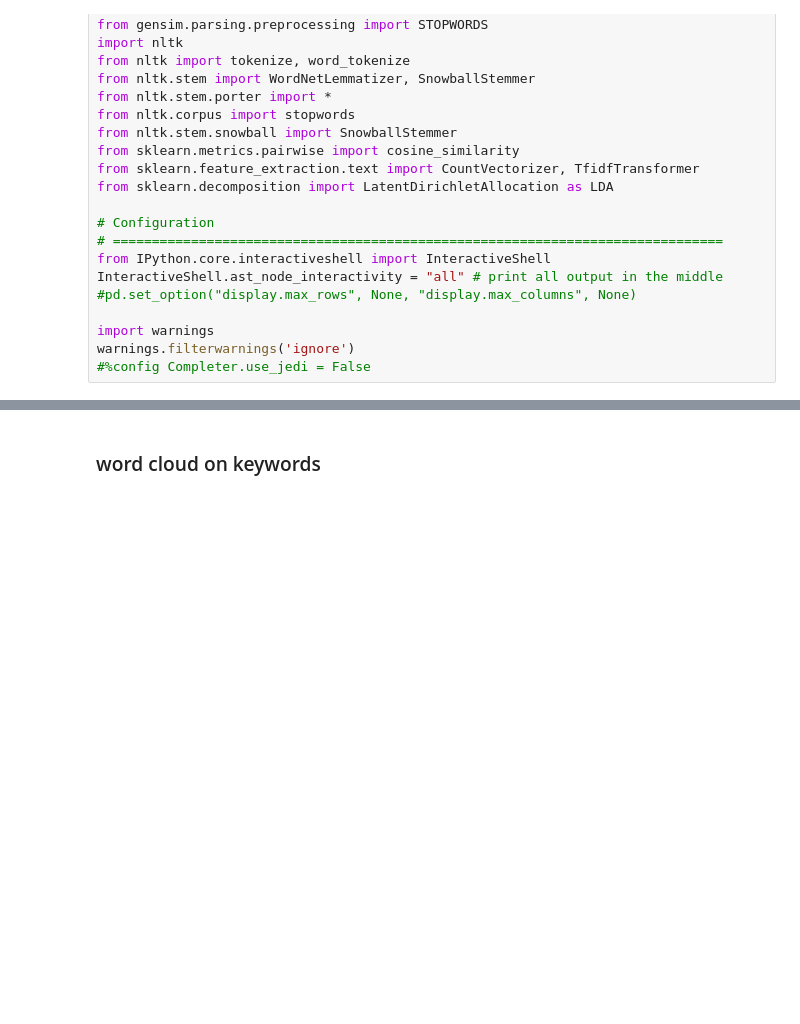
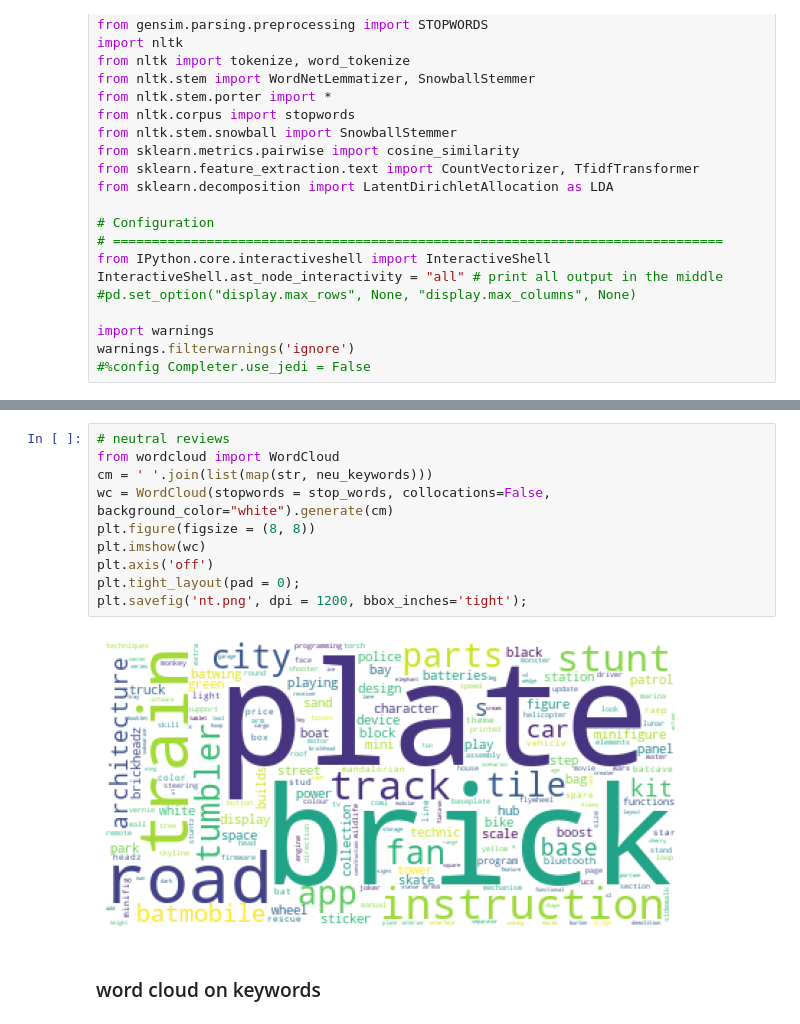
Before and after one commit to gabriellajg/Graph, a Jupyter notebook: dashboard_streamlit/Lego_Dashboard.ipynb, the cells around one changed output, grey strips where cells are left out. Cells and saved outputs as stored; diff of their text form; blank space fills up the shorter version.

```diff
--- a/dashboard_streamlit/Lego_Dashboard.ipynb
+++ b/dashboard_streamlit/Lego_Dashboard.ipynb
@@ -90,3 +201,15 @@ allTriple
+# %%
+# neutral reviews
+from wordcloud import WordCloud
+cm = ' '.join(list(map(str, neu_keywords)))
+wc = WordCloud(stopwords = stop_words, collocations=False, background_color="white").generate(cm)
+plt.figure(figsize = (8, 8))
+plt.imshow(wc)
+plt.axis('off')
+plt.tight_layout(pad = 0);
+plt.savefig('nt.png', dpi = 1200, bbox_inches='tight');
+# %% [output]
+[figure, added]
 # %% [markdown]
 ### word cloud on keywords
 # %%
```
Also changed, not shown: parts of 20 cells of this notebook, 11 other files.
